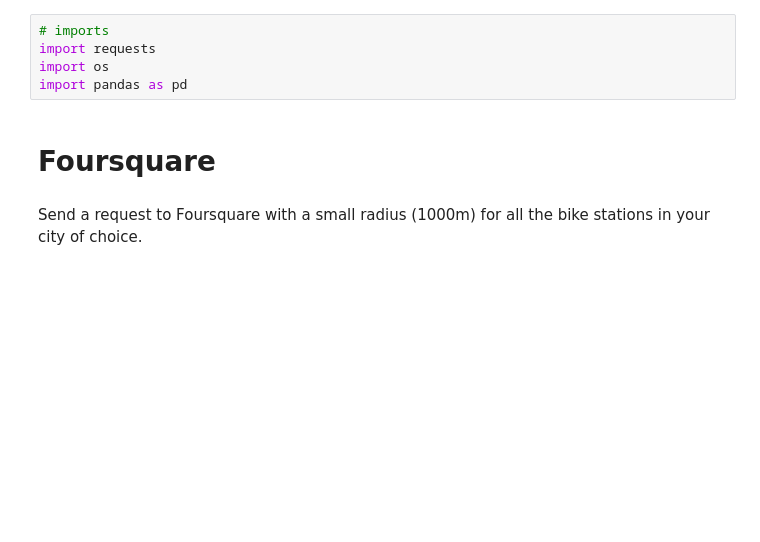
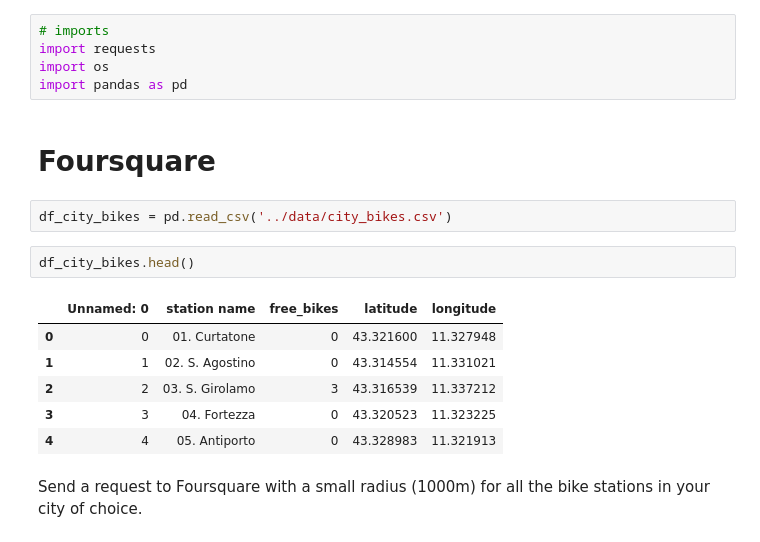
Before and after one commit to thonglamhai/statistical_modelling, a Jupyter notebook: notebooks/yelp_foursquare_EDA.ipynb, the cells around one changed output. Drawn from its saved outputs; the diff is of its cells as text; blank space fills up the shorter version.

Commit message:
update to join the data

```diff
--- a/notebooks/yelp_foursquare_EDA.ipynb
+++ b/notebooks/yelp_foursquare_EDA.ipynb
@@ -5,6 +5,17 @@ import os
 import pandas as pd
 # %% [markdown]
 # Foursquare
+# %%
+df_city_bikes = pd.read_csv('../data/city_bikes.csv')
+# %%
+df_city_bikes.head()
+# %% [output]
+|  | Unnamed: 0 | station name | free_bikes | latitude | longitude |
+| 0 | 0 | 01. Curtatone | 0 | 43.321600 | 11.327948 |
+| 1 | 1 | 02. S. Agostino | 0 | 43.314554 | 11.331021 |
+| 2 | 2 | 03. S. Girolamo | 3 | 43.316539 | 11.337212 |
+| 3 | 3 | 04. Fortezza | 0 | 43.320523 | 11.323225 |
+| 4 | 4 | 05. Antiporto | 0 | 43.328983 | 11.321913 |
 # %% [markdown]
 Send a request to Foursquare with a small radius (1000m) for all the bike stations in your city of choice.
 # %%
```
Also changed, not shown: parts of 18 cells of this notebook, 3 other files.
